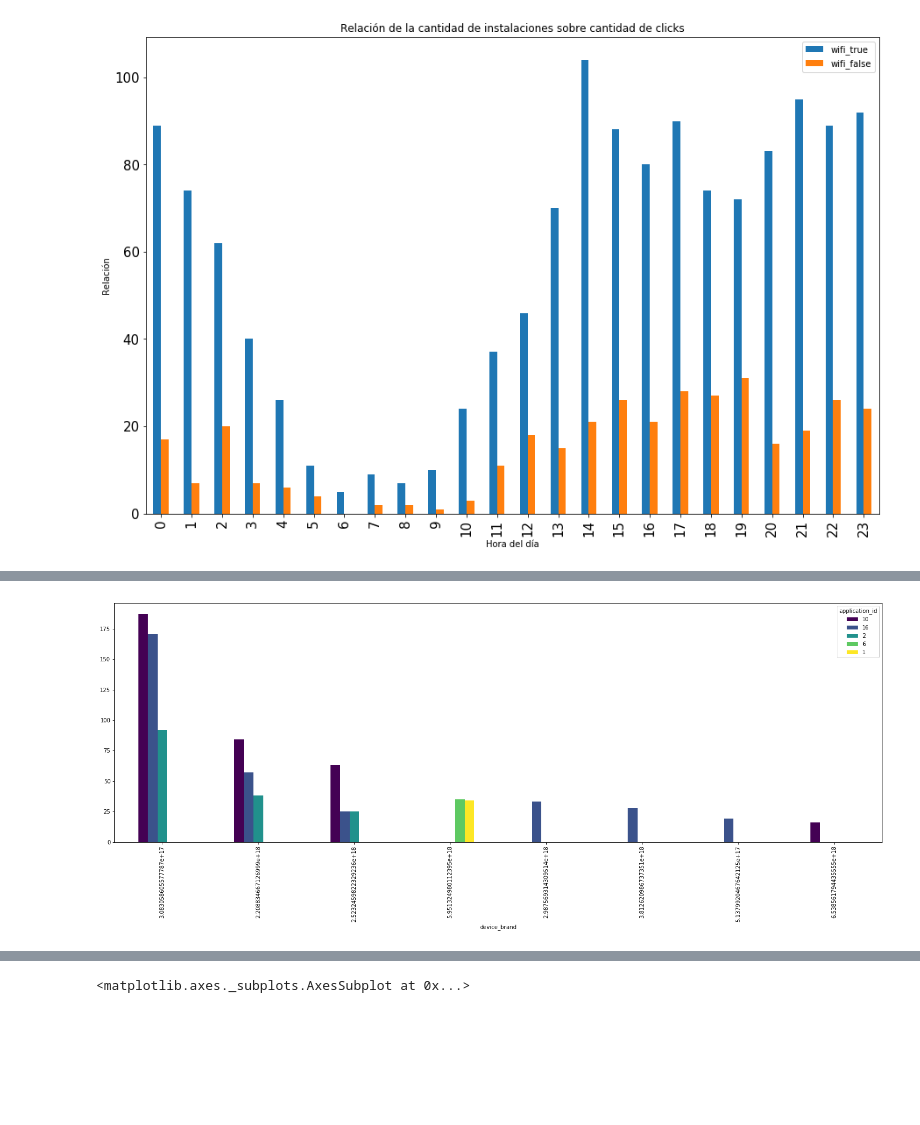
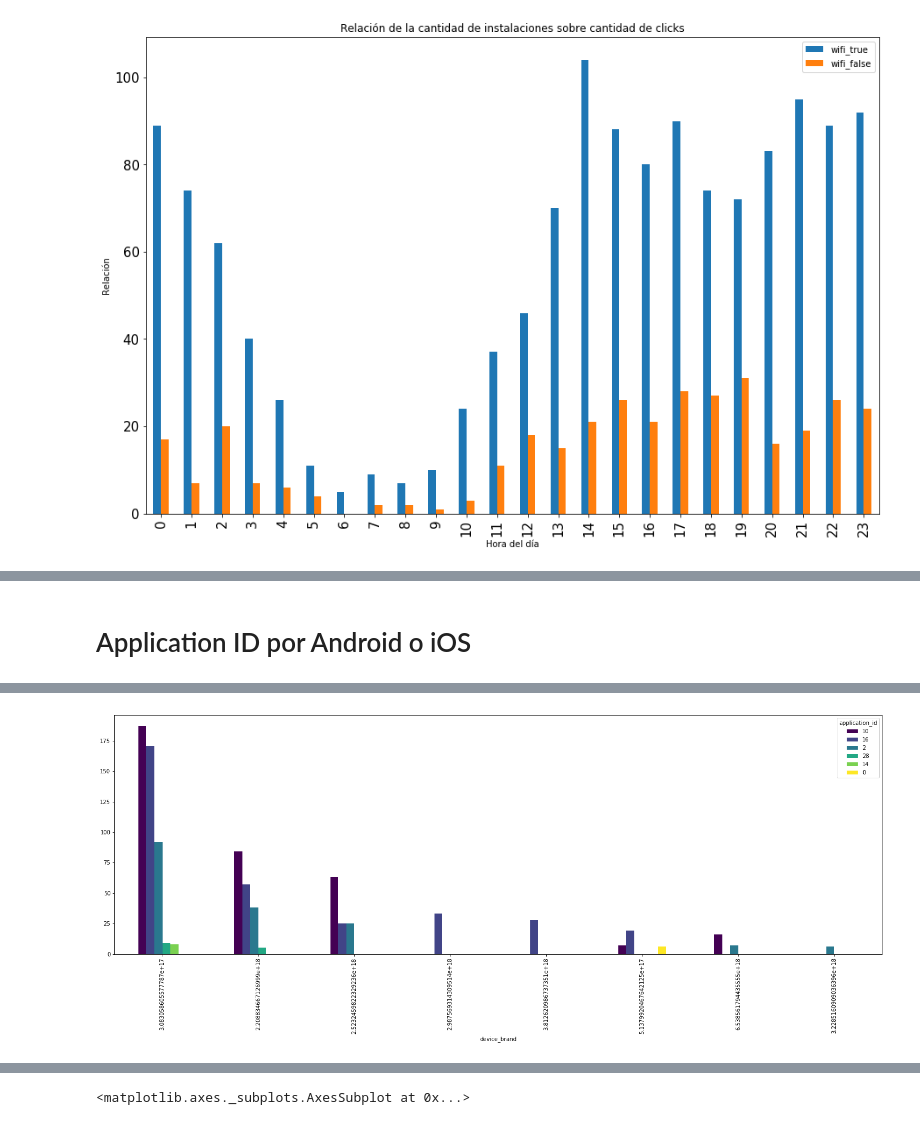
Before and after one commit to AlejandroKler/Datanesa, a Jupyter notebook: analisis_clicks_installs_nico.ipynb, the cells around one changed output, grey strips where cells are left out. Drawn from its saved outputs; the diff is of its cells as text; code cells hidden in the pictures; blank space fills up the shorter version.

Commit message:
agrego imagenes e actualizo mi notebook

```diff
--- a/analisis_clicks_installs_nico.ipynb
+++ b/analisis_clicks_installs_nico.ipynb
@@ -382,7 +339,5 @@ device_application.head(15)
-# %%
-device_application.head(15).pivot(index='device_brand', columns='application_id', values='cantidad_instalaciones').plot(kind='bar', figsize = (25,8), colormap='viridis');
-# %% [output]
-[figure, removed]
+# %% [markdown]
+# Application ID por Android o iOS
 # %%
 installs.head()
 # %% [output]
@@ -392,3 +347,14 @@ installs.head()
 | 2 | 2019-03-13 04:20:57.666 | 0 | 1891515180541284343 | 7953318831018100268 | True | 6333597102633388268 | 5.1379920467642125e+17 | 6.026543327929208e+18 | ... |
 | 3 | 2019-03-13 04:20:57.698 | 0 | 1891515180541284343 | 7953318831018100268 | False | 6333597102633388268 | 5.1379920467642125e+17 | 6.026543327929208e+18 | ... |
 | 4 | 2019-03-10 22:24:56.684 | 0 | 1891515180541284343 | 8355110941557237501 | True | 6333597102633388268 | 1.083368711068078e+18 | 7.876611839898798e+18 | ... |
+# %%
+installs["cantidad_instalaciones"] = 1
+installs_ref_1 = installs[installs["ref_type"] == '1891515180541284343']
+installs_ref_2 = installs[installs["ref_type"] == '1494519392962156891']
+# %%
+device_application_ref_1 = installs_ref_1.groupby(["device_brand", "application_id"]).agg({"cantidad_instalaciones":"sum"}).sort_values("cantidad_instalaciones",ascending=False)
+device_application_ref_1.reset_index(inplace=True)
+# %%
+device_application_ref_1.head(20).pivot(index='device_brand', columns='application_id', values='cantidad_instalaciones').plot(kind='bar', figsize = (25,8), colormap='viridis');
+# %% [output]
+[figure, added]
```
Also changed, not shown: parts of 4 cells of this notebook, 2 other files.
